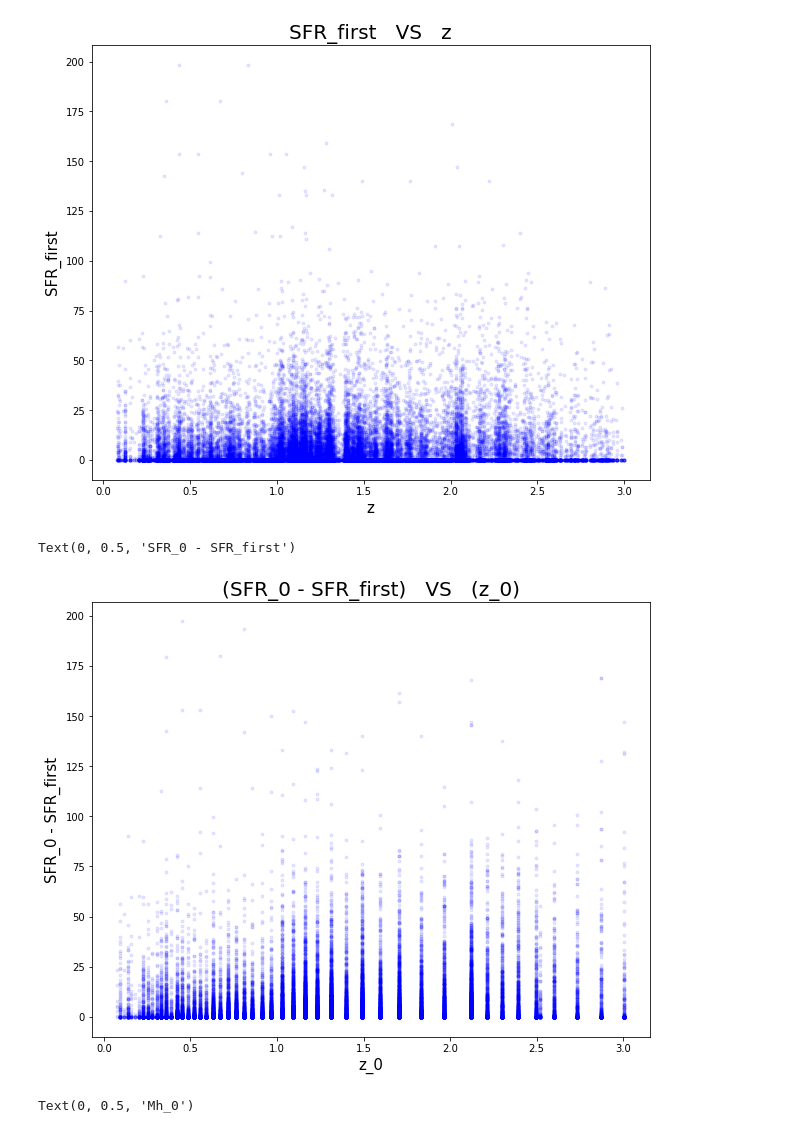
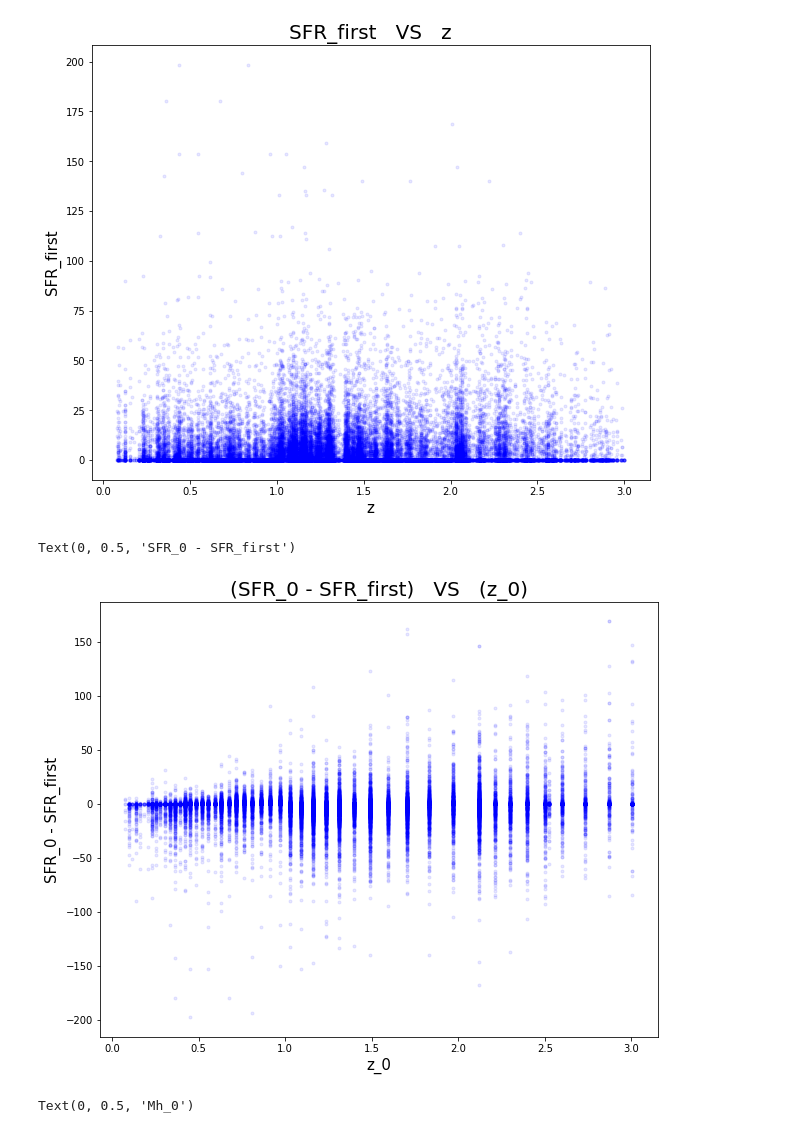
Before and after one commit to halehhajizadeh/Galaxy-Clusters, a Jupyter notebook: read_data.ipynb, the cells around one changed output. Drawn from its saved outputs; the diff is of its cells as text; code cells hidden in the pictures.

Commit message:
add some plots

```diff
--- a/read_data.ipynb
+++ b/read_data.ipynb
@@ -232,22 +232,22 @@ Text(0, 0.5, 'SFR_first')
 # %%
 y1 = dataset['SFR_first[col32]']
 y2 = dataset['SFR_0[col17]']
 x = dataset['z_0[col4]']
 
 x = x
-y = np.abs(y2-y1)
+y = y2-y1
 
 x_label = x.name.split('[')[0]
 y_label = y2.name.split('[')[0] + ' - ' + y1.name.split('[')[0]
 
 plt.figure(figsize=(10,8))
 plt.scatter(x,y, marker='.', c='blue', alpha=0.09)
 plt.title('(' + str(y_label)+')   VS   ('+ str(x_label) + ')', fontsize = 20)
 plt.xlabel(x_label, fontsize = 15)
 plt.ylabel(y_label, fontsize = 15)
 # %% [output]
 Text(0, 0.5, 'SFR_0 - SFR_first')
-[figure, old version]
+[figure, new version]
 # %%
 y = dataset['Mh_0[col9]']
 x = dataset['z[4]']
```
